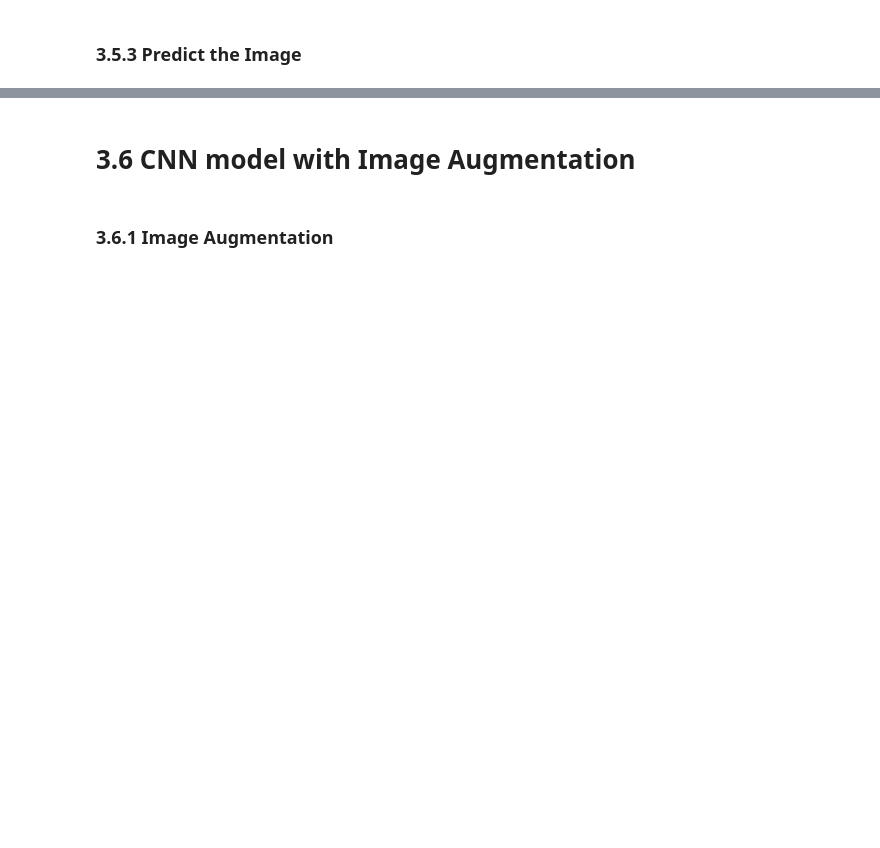
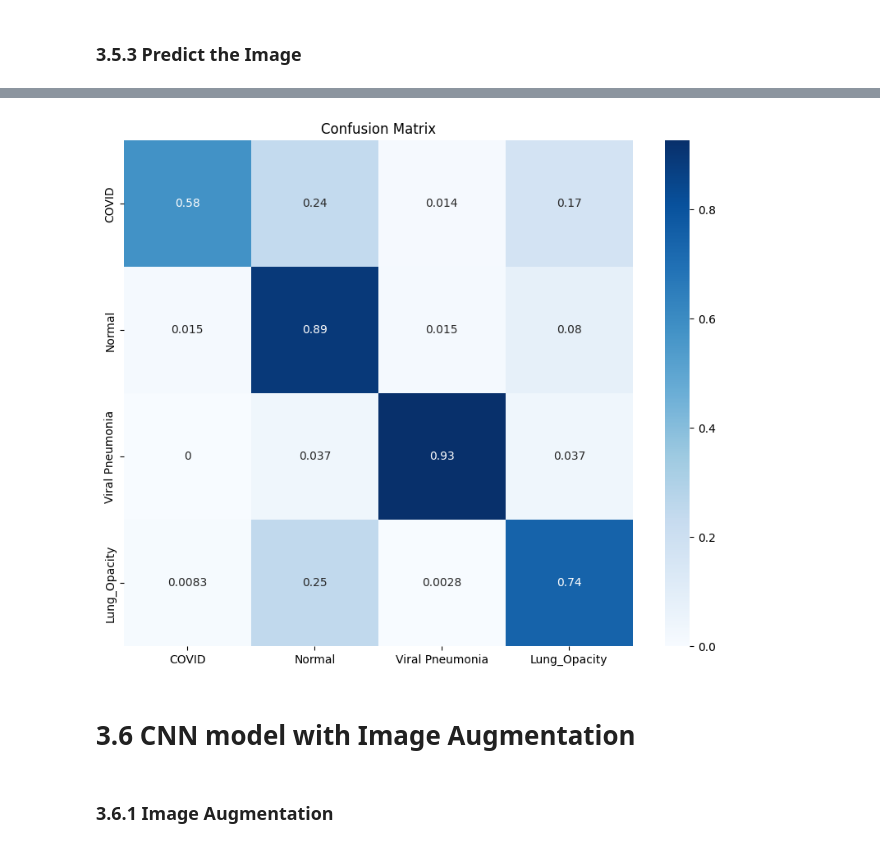
Before and after one commit to piggygirl102/SpringBoard, a Jupyter notebook: capstone3/Capstone 3 Data preprocessing-040524.ipynb, the cells around one changed output, grey strips where cells are left out. Saved outputs shown, nothing was run; the diff lists cells and outputs as text; code cells hidden in the pictures; blank space fills up the shorter version.

```diff
--- a/capstone3/Capstone 3 Data preprocessing-040524.ipynb
+++ b/capstone3/Capstone 3 Data preprocessing-040524.ipynb
@@ -180,8 +180,8 @@ for category in categories:
 Image_generator=ImageDataGenerator(rescale=1./255)
 
 #creat batches of data from directory where train,val,test dataset are, target_size are set as 224 since pre-trained model VGG16 is using image with size of 224
-train_batches=Image_generator.flow_from_directory(directory=base_train_dir,target_size=(299,299), classes=['COVID', 'Normal', 'Viral Pneumonia', 'Lung_Opacity'],batch_size=10)
-val_batches=Image_generator.flow_from_directory(directory=base_validation_dir,target_size=(299,299), classes=['COVID', 'Normal', 'Viral Pneumonia', 'Lung_Opacity'],batch_size=10)
+train_batches=Image_generator.flow_from_directory(directory=base_train_dir,target_size=(299,299), classes=['COVID', 'Normal', 'Viral Pneumonia', 'Lung_Opacity'],batch_size=32)
+val_batches=Image_generator.flow_from_directory(directory=base_validation_dir,target_size=(299,299), classes=['COVID', 'Normal', 'Viral Pneumonia', 'Lung_Opacity'],batch_size=32)
 #only set shuffle to be false for test dataset since we need to use test dataset as reference for confusion matrix where
-test_batches=Image_generator.flow_from_directory(directory=base_test_dir,target_size=(299,299), classes=['COVID', 'Normal', 'Viral Pneumonia', 'Lung_Opacity'],batch_size=10,shuffle=False)
+test_batches=Image_generator.flow_from_directory(directory=base_test_dir,target_size=(299,299), classes=['COVID', 'Normal', 'Viral Pneumonia', 'Lung_Opacity'],batch_size=32,shuffle=False)
 # %% [output]
@@ -267,7 +347,7 @@ class_names=['COVID','Normal','Viral Pneumonia','Lung_Opacity']
 # %%
 def CM_plot(confusion_matrix, color):
     plt.figure(figsize=(10,8))
-    sns.heatmap(confusion_matrix,annot=True,fmt='d',cmap=color,xticklabels=class_names,yticklabels=class_names)
+    sns.heatmap(confusion_matrix,annot=True,cmap=color,xticklabels=class_names,yticklabels=class_names)
     plt.title('Confusion Matrix')
 
     #tick_marks=np.arrange(len(classes))
@@ -279,3 +361,9 @@ CM_plot(confusion_matrix, "Blues")
+# %%
+confusion_matrix_normalized=confusion_matrix.astype('float')/confusion_matrix.sum(axis=1)[:,np.newaxis]
+# %%
+CM_plot(confusion_matrix_normalized, "Blues")
+# %% [output]
+[figure, added]
 # %% [markdown]
 # 3.6 CNN model with Image Augmentation
 # %% [markdown]
```
Also changed, not shown: parts of 21 cells of this notebook.
